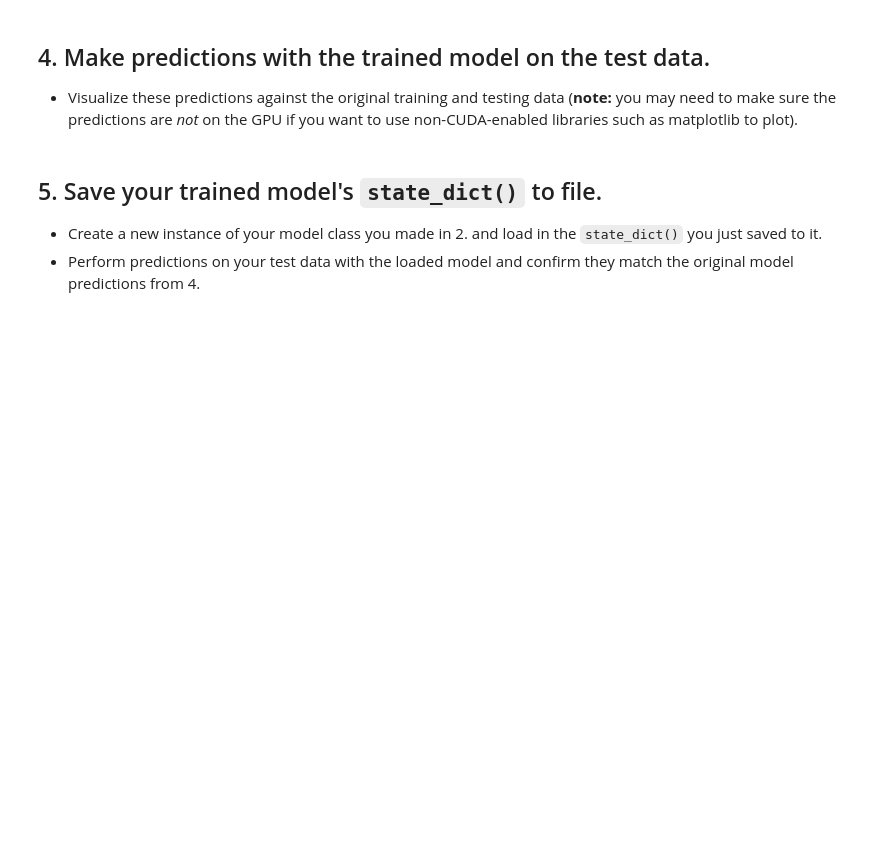
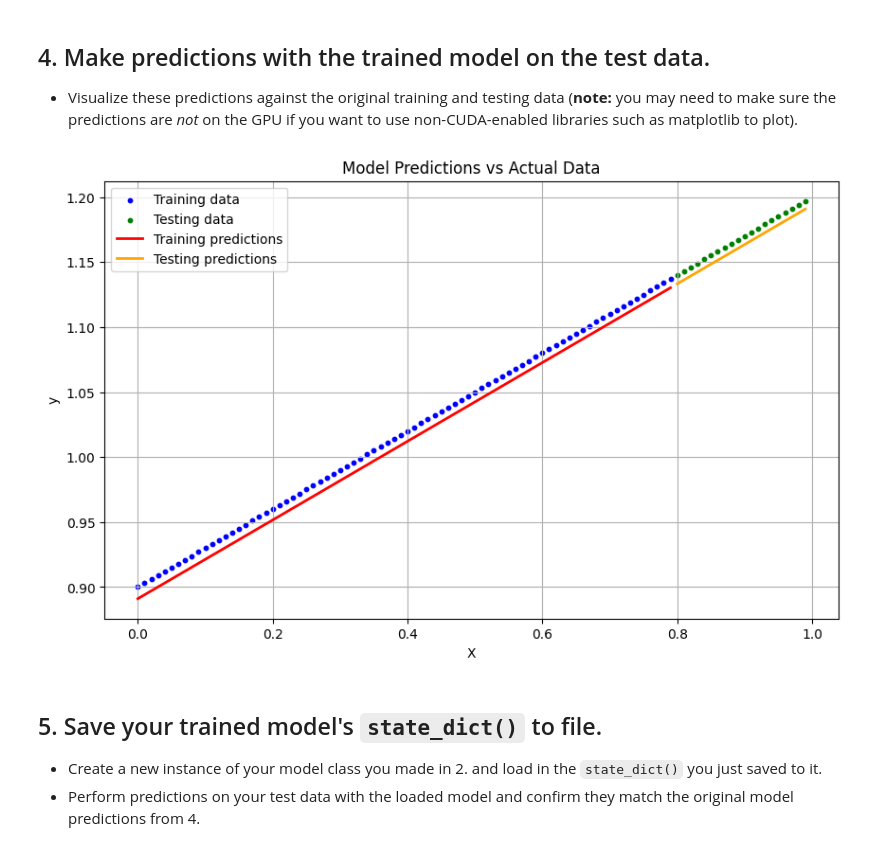
Before and after one commit to Jupiterian/ML-Learning-Portfolio, a Jupyter notebook: pytorch/Pytorch Course/01_pytorch_workflow_exercises.ipynb, the cells around one changed output. Cells and saved outputs as stored; diff of their text form; code cells hidden in the pictures; blank space fills up the shorter version.

```diff
--- a/pytorch/Pytorch Course/01_pytorch_workflow_exercises.ipynb
+++ b/pytorch/Pytorch Course/01_pytorch_workflow_exercises.ipynb
@@ -149,16 +149,16 @@ optimizer = torch.optim.SGD(params=model.parameters(), lr=0.01)
 # %%
 # Training loop
 torch.manual_seed(42)
-model = model.to(device)
+#model = model.to(device)
 
 # Train model for 300 epochs
-epochs = 300
+epochs = 301
 
 # Send data to target device
-X_train = X_train.to(device)
-X_test = X_test.to(device)
-y_train = y_train.to(device)
-y_test = y_test.to(device)
+#X_train = X_train.to(device)
+#X_test = X_test.to(device)
+#y_train = y_train.to(device)
+#y_test = y_test.to(device)
 
 for epoch in range(epochs):
   ### Training
@@ -218,3 +215,30 @@ Epoch: 280 | Train loss: 0.004 | Test loss: 0.006
+# %%
+# Make predictions with the model
+model.eval()
+with torch.inference_mode():
+    predictions = model(X_train)
+    predictions_test = model(X_test)
+X_train = X_train.cpu()
+X_test = X_test.cpu()
+y_train = y_train.cpu()
+y_test = y_test.cpu()
+predictions = predictions.cpu()
+predictions_test = predictions_test.cpu()
+# %%
+# Plot the predictions (these may need to be on a specific device)
+plt.figure(figsize=(10, 6))
+plt.scatter(X_train, y_train, c='blue', s=10, label='Training data')
+plt.scatter(X_test, y_test, c='green', s=10, label='Testing data')
+plt.plot(X_train, predictions, c='red', linewidth=2, label='Training predictions')
+plt.plot(X_test, predictions_test, c='orange', linewidth=2, label='Testing predictions')
+plt.xlabel('X')
+plt.ylabel('y')
+plt.title('Model Predictions vs Actual Data')
+plt.legend()
+plt.grid(True)
+plt.show()
+# %% [output]
+[figure, added]
 # %% [markdown]
 ## 5. Save your trained model's `state_dict()` to file.
   * Create a new instance of your model class you made in 2. and load in the `state_dict()` you just saved to it.
```
Also changed, not shown: parts of 6 cells of this notebook, 1 other file.
